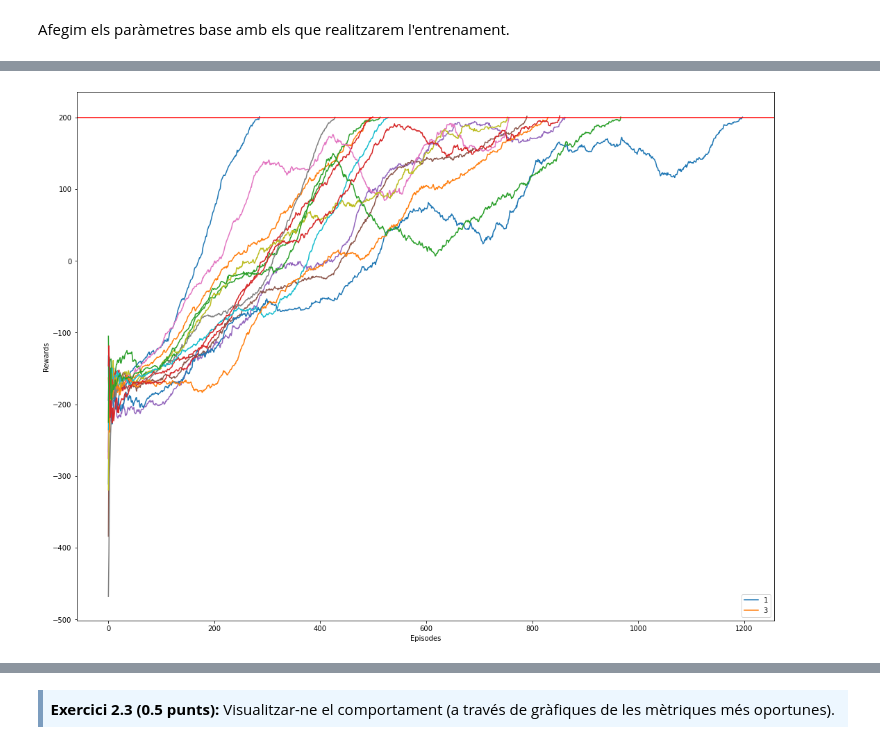
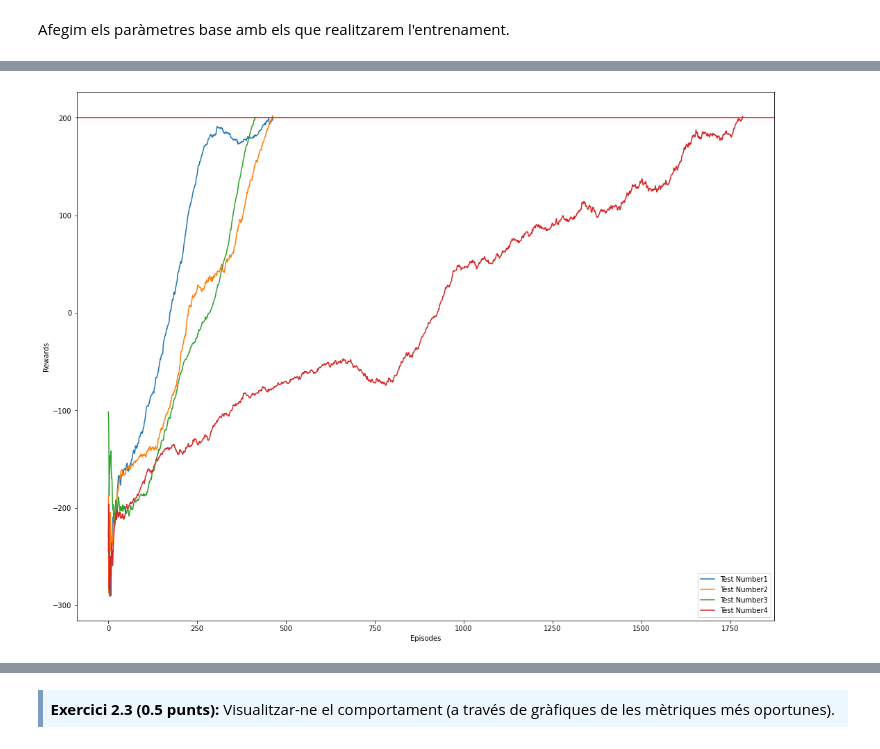
Before and after one commit to jordi-puig/master-data-science, a Jupyter notebook: reinforcement-learning/Practica/M2.983_2022_1_Practica-Sol.ipynb, the cells around one changed output, grey strips where cells are left out. Saved outputs shown, nothing was run; the diff lists cells and outputs as text; code cells hidden in the pictures.

```diff
--- a/reinforcement-learning/Practica/M2.983_2022_1_Practica-Sol.ipynb
+++ b/reinforcement-learning/Practica/M2.983_2022_1_Practica-Sol.ipynb
@@ -614,26 +732,26 @@ REWARD_THRESHOLD = 200  # Valor de recompensa per a considerar l'entrenament com
 # inicialització de l'entorn de gym
 env = gym.make('LunarLander-v2')
 
-LEARNING_RATE = [1e-3, 5e-4, 1e-4]              # Velocitat d'aprenentatge
-DNN_UPD = [1, 3, 5]              # Freqüència d'actualització de la xarxa neuronal
-EPS_DECAY = [0.99, 0.995]                # Decaiment de l'exploració
+LEARNING_RATE = 0.0005     # Velocitat d'aprenentatge
+DNN_UPD = 2              # Freqüència d'actualització de la xarxa neuronal
+EPS_DECAY = [0.98, 0.99, 0.995, 0.999]    # Valor de decaig de l'exploració
 
 agents = []
 n_test = 1
 # iteració per a buscar els millors paràmetres
-for lr in LEARNING_RATE:
-    for upd in DNN_UPD:
-        for eps in EPS_DECAY:
-            print("Test Number: ",n_test)
-            print("Learning rate: ", lr, " DNN update: ", upd, " Epsilon decay: ", eps)
-            agent = Agent(env, seed=0, learning_rate=lr, gamma=GAMMA, tau=TAU, buffer_size=BUFFER_SIZE, batch_size=BATCH_SIZE, dnn_upd=upd)
-            scores = agent.train(N_EPISODES, MAX_T, EPS_START, EPS_MIN, eps, NBLOCK, MIN_EPISODES, REWARD_THRESHOLD)
-            agents.append(agent)
-            print("Mean reward: ", agent.mean_training_rewards[-1])
-            print("Mean loss: ", agent.mean_update_loss[-1])
-            print("Epsilon: ", agent.sync_eps[-1])
-            print("Steps: ", agent.t
-            print("")
+for eps in EPS_DECAY:
+    print("Test Number: {}".format(n_test))
+    print("Epsilon decay: ", eps)
+    agent = Agent(env, seed=0, learning_rate=LEARNING_RATE, gamma=GAMMA, tau=TAU, buffer_size=BUFFER_SIZE, batch_size=BATCH_SIZE, dnn_upd=DNN_UPD)
+    scores = agent.train(N_EPISODES, MAX_T, EPS_START, EPS_MIN, eps, NBLOCK, MIN_EPISODES, REWARD_THRESHOLD)
+    agents.append(agent)
+    print("Mean reward: ", agent.mean_training_rewards[-1])
+    print("Mean loss: ", agent.mean_update_loss[-1])
+    print("Epsilon: ", agent.sync_eps[-1])
+    print("Steps: ", agent.total_episodes)
+    print("Total time: ", agent.total_time)
+    print("===========================================================================================")
+    n_test += 1
 
 # tanquem l'entorn de gym
 env.close()
@@ -642,14 +776,12 @@ SyntaxError: invalid syntax (Temp/ipykernel_23676/3087730821.py, line 40)
 # %%
 # plot de la recompensa de tots els agents en una mateixa gràfica
 for idx,agent in enumerate(agents):
-        if max(agent.mean_training_rewards) > 200:
-            plt.plot(agent.mean_training_rewards, label='Test Number' + idx)
+        plt.plot(agent.mean_training_rewards, label='Test Number' + str(idx + 1))
 
 plt.legend()
 plt.axhline(agent.reward_threshold, color='r', label="Reward threshold")
 plt.xlabel('Episodes')
 plt.ylabel('Rewards')
-plt.rcParams['figure.figsize'] = [18, 14]
 plt.show()
 # %% [output]
-[figure, old version]
+[figure, new version]
```
Also changed, not shown: parts of 19 cells of this notebook, 2 other files.
